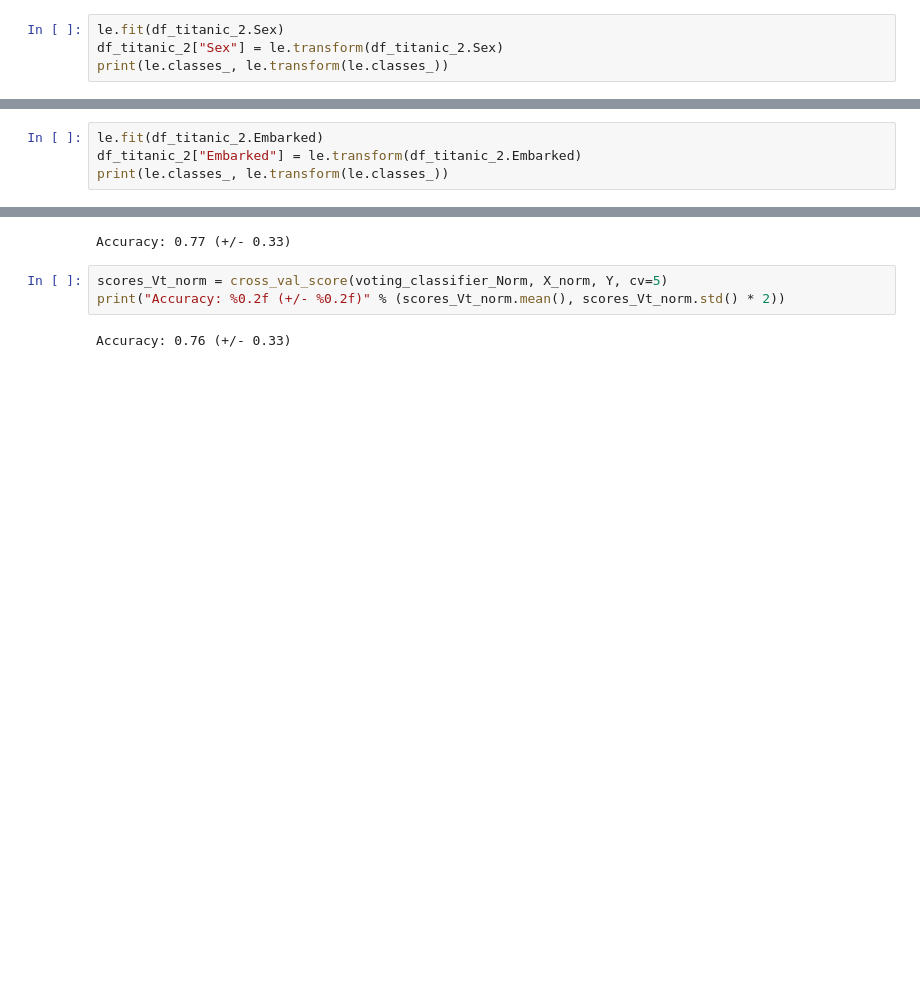
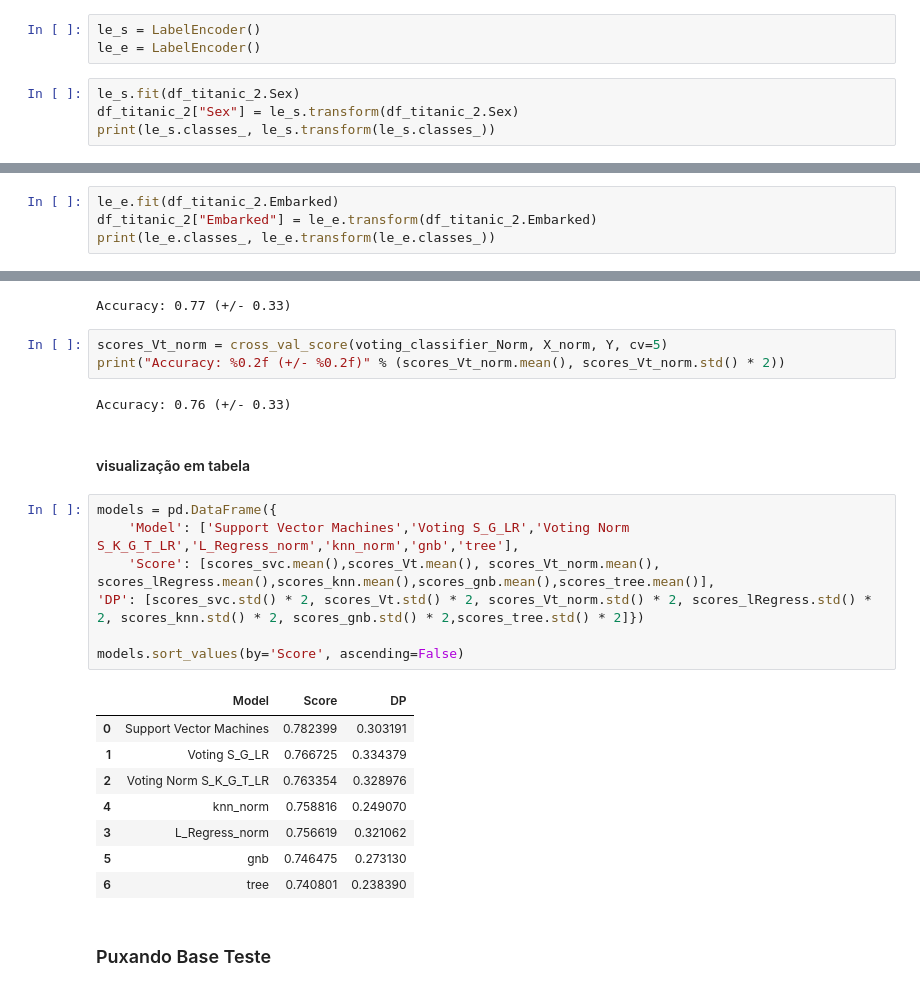
Before and after one commit to AdrianoFMP/titanic_AdrianoML, a Jupyter notebook: Tita.ipynb, the cells around one changed output, grey strips where cells are left out. Cells and saved outputs as stored; diff of their text form; blank space fills up the shorter version.

```diff
--- a/Tita.ipynb
+++ b/Tita.ipynb
@@ -427,13 +425,16 @@ le = LabelEncoder()
+# %%
+le_s = LabelEncoder()
+le_e = LabelEncoder()
 # %%
-le.fit(df_titanic_2.Sex)
-df_titanic_2["Sex"] = le.transform(df_titanic_2.Sex)
-print(le.classes_, le.transform(le.classes_))
+le_s.fit(df_titanic_2.Sex)
+df_titanic_2["Sex"] = le_s.transform(df_titanic_2.Sex)
+print(le_s.classes_, le_s.transform(le_s.classes_))
 # %% [output]
 ['female' 'male'] [0 1]
 # %%
-le.fit(df_titanic_2.Embarked)
-df_titanic_2["Embarked"] = le.transform(df_titanic_2.Embarked)
-print(le.classes_, le.transform(le.classes_))
+le_e.fit(df_titanic_2.Embarked)
+df_titanic_2["Embarked"] = le_e.transform(df_titanic_2.Embarked)
+print(le_e.classes_, le_e.transform(le_e.classes_))
 # %% [output]
 ['C' 'Q' 'S'] [0 1 2]
 # %%
@@ -917,3 +919,23 @@ scores_Vt_norm = cross_val_score(voting_classifier_Norm, X_norm, Y, cv=5)
 print("Accuracy: %0.2f (+/- %0.2f)" % (scores_Vt_norm.mean(), scores_Vt_norm.std() * 2))
 # %% [output]
 Accuracy: 0.76 (+/- 0.33)
+# %% [markdown]
+#### visualização em tabela
+# %%
+models = pd.DataFrame({
+    'Model': ['Support Vector Machines','Voting S_G_LR','Voting Norm S_K_G_T_LR','L_Regress_norm','knn_norm','gnb','tree'],
+    'Score': [scores_svc.mean(),scores_Vt.mean(), scores_Vt_norm.mean(), scores_lRegress.mean(),scores_knn.mean(),scores_gnb.mean(),scores_tree.mean()],
+'DP': [scores_svc.std() * 2, scores_Vt.std() * 2, scores_Vt_norm.std() * 2, scores_lRegress.std() * 2, scores_knn.std() * 2, scores_gnb.std() * 2,scores_tree.std() * 2]})
+
+models.sort_values(by='Score', ascending=False)
+# %% [output]
+|  | Model | Score | DP |
+| 0 | Support Vector Machines | 0.782399 | 0.303191 |
+| 1 | Voting S_G_LR | 0.766725 | 0.334379 |
+| 2 | Voting Norm S_K_G_T_LR | 0.763354 | 0.328976 |
+| 4 | knn_norm | 0.758816 | 0.249070 |
+| 3 | L_Regress_norm | 0.756619 | 0.321062 |
+| 5 | gnb | 0.746475 | 0.273130 |
+| 6 | tree | 0.740801 | 0.238390 |
+# %% [markdown]
+### Puxando Base Teste
```
Also changed, not shown: parts of 39 cells of this notebook, 2 other files.
